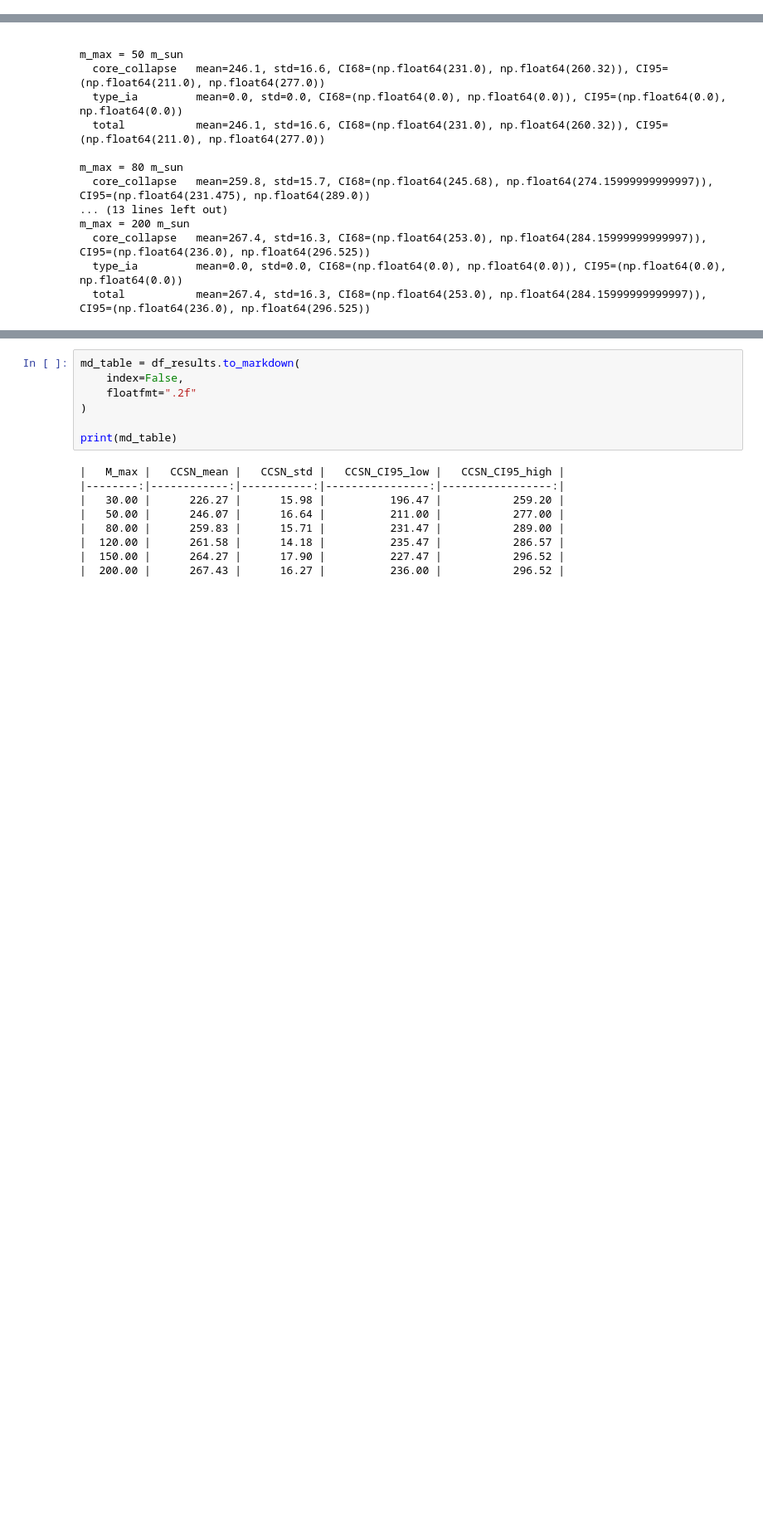
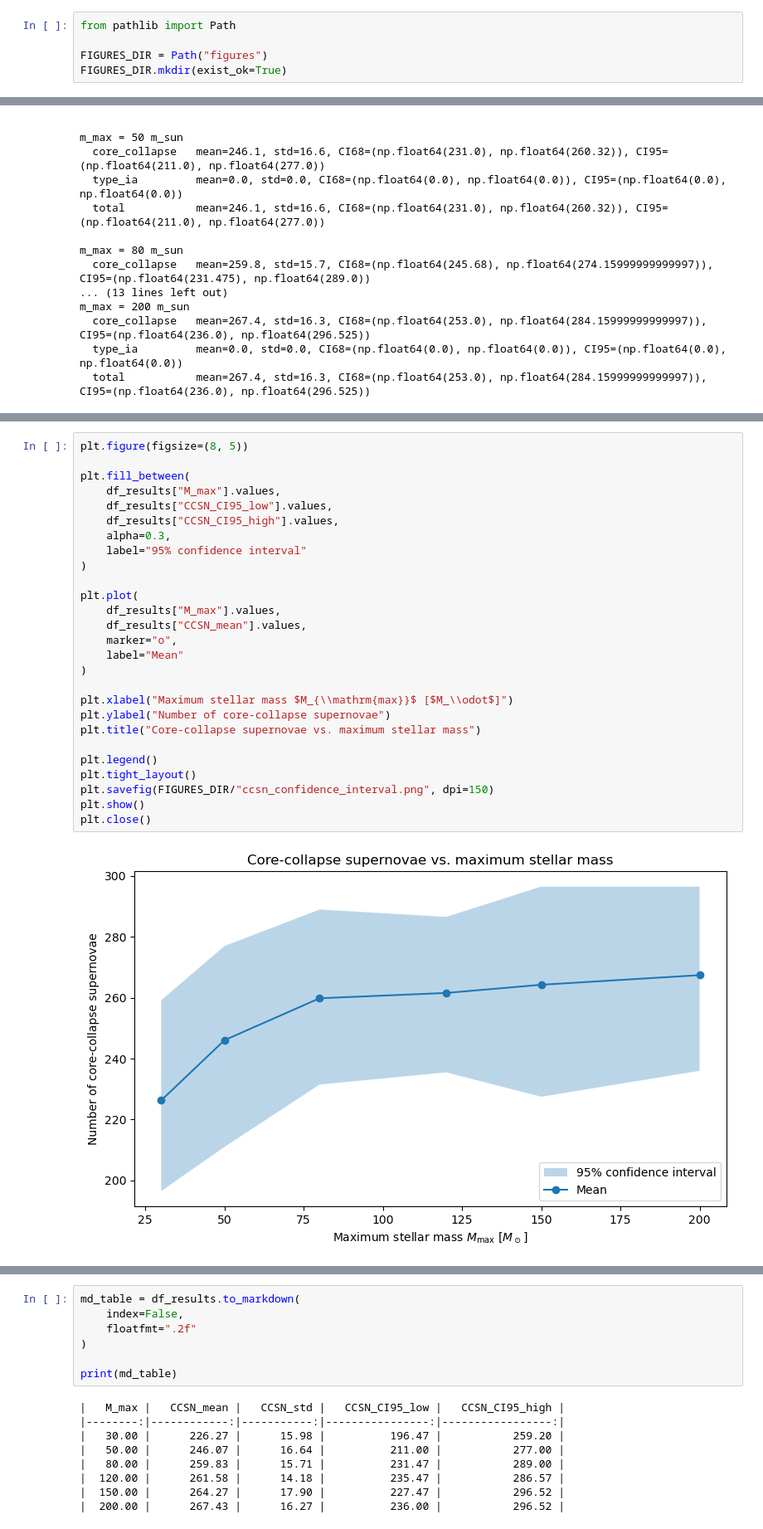
Before and after one commit to lea1nett/supernovae-simulation, a Jupyter notebook: monte_carlo.ipynb, the cells around one changed output, grey strips where cells are left out. Shown at 83% size. Saved outputs shown, nothing was run; the diff lists cells and outputs as text; blank space fills up the shorter version.

Commit message:
adding figures

```diff
--- a/monte_carlo.ipynb
+++ b/monte_carlo.ipynb
@@ -9 +14,6 @@ np.random.seed(SEED)
+# %%
+from pathlib import Path
+
+FIGURES_DIR = Path("figures")
+FIGURES_DIR.mkdir(exist_ok=True)
 # %% [markdown]
@@ -229,2 +244,31 @@ plt.show()
 # %% [output]
 [figure]
+# %%
+plt.figure(figsize=(8, 5))
+
+plt.fill_between(
+    df_results["M_max"].values,
+    df_results["CCSN_CI95_low"].values,
+    df_results["CCSN_CI95_high"].values,
+    alpha=0.3,
+    label="95% confidence interval"
+)
+
+plt.plot(
+    df_results["M_max"].values,
+    df_results["CCSN_mean"].values,
+    marker="o",
+    label="Mean"
+)
+
+plt.xlabel("Maximum stellar mass $M_{\\mathrm{max}}$ [$M_\\odot$]")
+plt.ylabel("Number of core-collapse supernovae")
+plt.title("Core-collapse supernovae vs. maximum stellar mass")
+
+plt.legend()
+plt.tight_layout()
+plt.savefig(FIGURES_DIR/"ccsn_confidence_interval.png", dpi=150)
+plt.show()
+plt.close()
+# %% [output]
+[figure, added]
```
Also changed, not shown: parts of 21 cells of this notebook, 4 other files.
